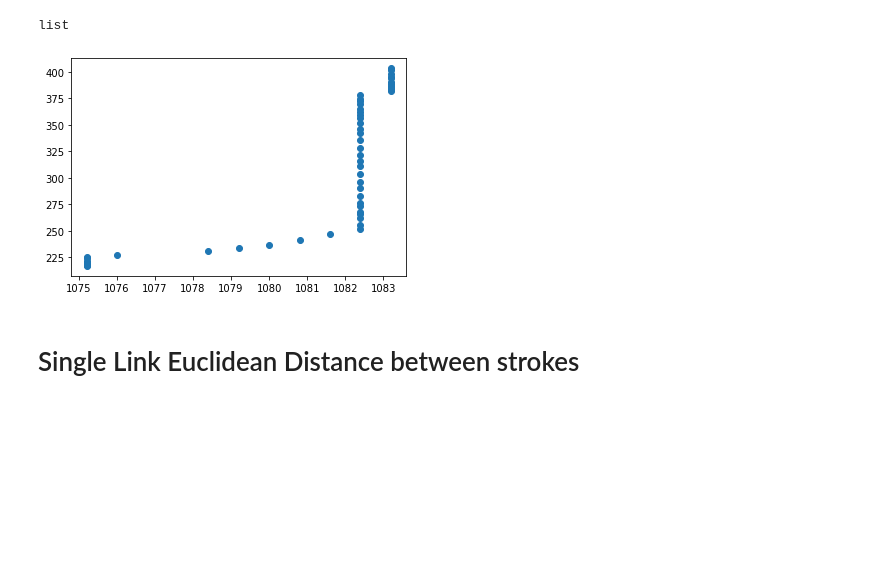
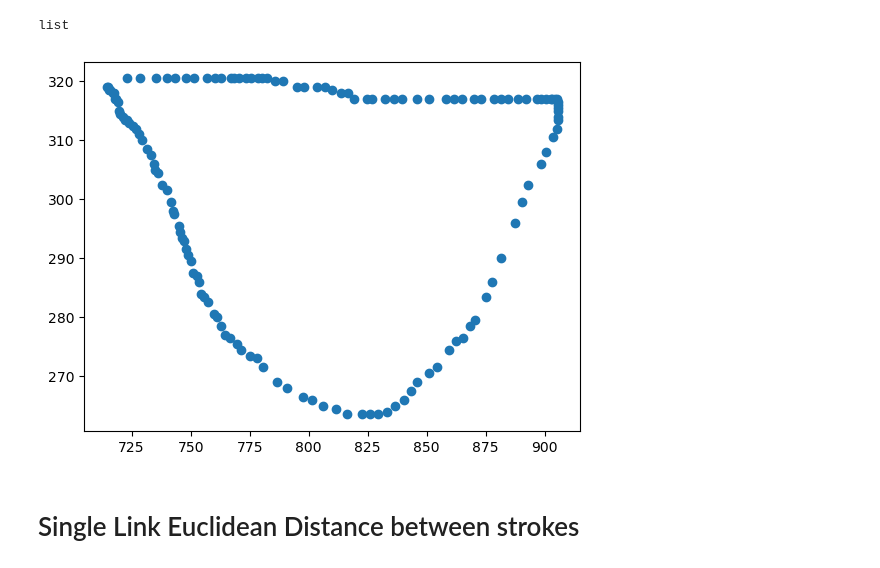
Before and after one commit to 1605105664/PIDRecognizer, a Jupyter notebook: Project.ipynb, the cells around one changed output. Cells and saved outputs as stored; diff of their text form; code cells hidden in the pictures; blank space fills up the shorter version.

```diff
--- a/Project.ipynb
+++ b/Project.ipynb
@@ -98,12 +117,12 @@ df
-# %%
-a=segments[5]
-plt.scatter(a[:,1],a[:,2])
-type(segments)
-# %% [output]
-list
-[figure, removed]
-# %% [markdown]
-# Single Link Euclidean Distance between strokes
+# %%
+a=segments[6]
+plt.scatter(a[:,1],a[:,2])
+type(segments)
+# %% [output]
+list
+[figure, added]
+# %% [markdown]
+# Single Link Euclidean Distance between strokes
 # %%
 import math
 def distance(u,v):
```
Also changed, not shown: parts of 36 cells of this notebook, 1 other file.
